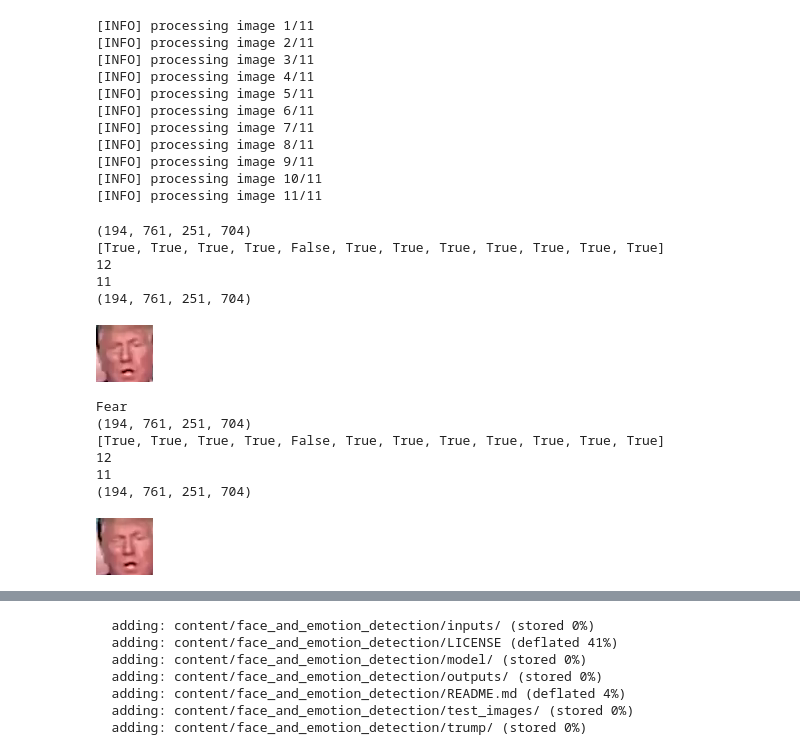
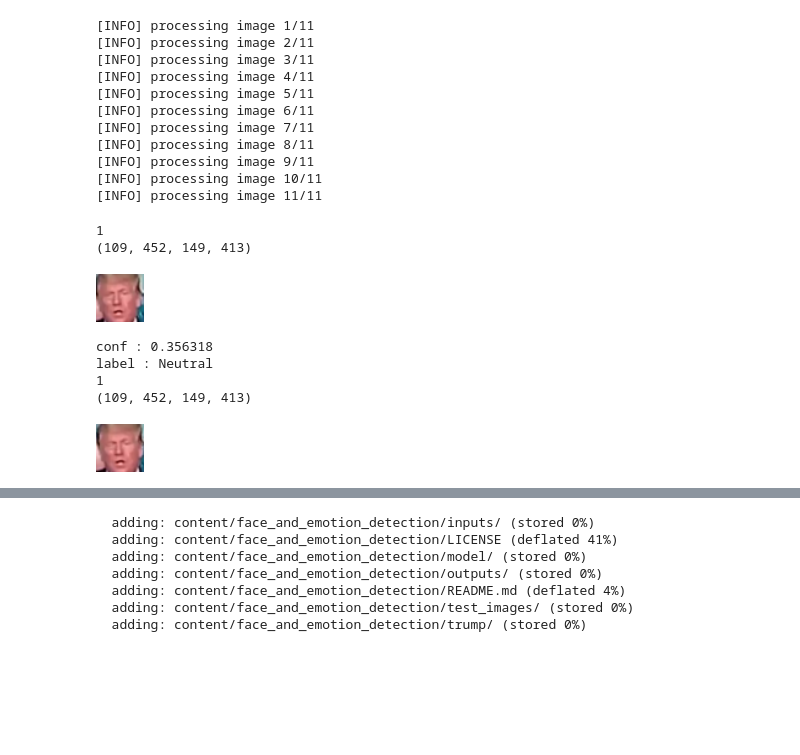
Before and after one commit to KhurramShahzadODM/face_and_emotion_detection, a Jupyter notebook: face_em.ipynb, the cells around one changed output, grey strips where cells are left out. Saved outputs shown, nothing was run; the diff lists cells and outputs as text; code cells hidden in the pictures; blank space fills up the shorter version.

```diff
--- a/face_em.ipynb
+++ b/face_em.ipynb
@@ -102,3 +86,23 @@ for (i, imagePath) in enumerate(imagePaths):
 [INFO] processing image 9/11
 [INFO] processing image 10/11
 [INFO] processing image 11/11
+# %%
+from tensorflow.keras.models import Sequential
+from tensorflow.keras.layers.experimental.preprocessing import Rescaling
+from tensorflow.keras.layers import Conv2D, MaxPool2D, Dense, Dropout, Flatten
+from tensorflow.keras.layers import BatchNormalization
+from tensorflow.keras.losses import categorical_crossentropy
+from tensorflow.keras.optimizers import Adam
+
+emotions = {
+    0: ['Angry', (0,0,255), (255,255,255)],
+    1: ['Disgust', (0,102,0), (255,255,255)],
+    2: ['Fear', (255,255,153), (0,51,51)],
+    3: ['Happy', (153,0,153), (255,255,255)],
+    4: ['Sad', (255,0,0), (255,255,255)],
+    5: ['Surprise', (0,255,0), (255,255,255)],
+    6: ['Neutral', (160,160,160), (255,255,255)]
+}
+num_classes = len(emotions)
+input_shape = (48, 48, 1)
+weights_1 = '/content/face_and_emotion_detection/model/vggnet.h5'
@@ -109,10 +161,11 @@ for (i, imagePath) in enumerate(imagePaths):
 cap = cv2.VideoCapture('/content/face_and_emotion_detection/inputs/trump-1mint.mp4')
 emotion_dict= {'Angry': 0, 'Sad': 5, 'Neutral': 4, 'Disgust': 1, 'Surprise': 6, 'Fear': 2, 'Happy': 3}
 
+
 # Check if camera opened successfully
 if (cap.isOpened()== False):
   print("Error opening video stream or file")
-# img = cv2.imread('/content/face_and_emotion_detection/inputs/473px-Donald_Trump_official_portrait.jpg', cv2.IMREAD_COLOR)
+# img = cv2.imread('/content/face_and_emotion_detection/inputs/trump.jpg', cv2.IMREAD_COLOR)
 
 # cv2_imshow(img)
 # Read until video is completed
@@ -122,63 +175,72 @@ while(cap.isOpened()):
   if ret == True:
     # Display the resulting frame
     # cv2_imshow(frame)
+    # frame = img
+    # frame = cv2.resize(frame, (512,640))
+    frame = imutils.resize(frame, width=750)
 
     faces = face_recognition.face_locations(frame,model="cnn")
-    # print(len(face_locations))
+    print(len(faces))
     # plt.imshow(face_image1)
     trump_face = 0
     for face in faces:
-      print(face)
+      # print(face)
       encoding_2 = face_recognition.face_encodings(frame, [face])
       matches = face_recognition.compare_faces(knownEncodings,encoding)
-      print(matches)
-      print(len(knownEncodings))
-      print(sum(matches))
+      # print(matches)
+      # print(len(knownEncodings))
+      # print(sum(matches))
       if sum(matches) > 0:
         trump_face = face
         break
     print(trump_face)
     if(trump_face != 0):
       top, right, bottom, left = trump_face
       face_image = frame[top:bottom, left:right]
+      face_image = cv2.resize(face_image, (48,48))
       cv2_imshow(face_image)
-      face_image = cv2.resize(face_image, (48,48))
       face_image = cv2.cvtColor(face_image, cv2.COLOR_BGR2GRAY)
       face_image = np.reshape(face_image, [1, face_image.shape[0], face_image.shape[1], 1])
-      model = load_model("/content/face_and_emotion_detection/model/model_v6_23.hdf5")
-      predicted_class = np.argmax(model.predict(face_image))
-      label_map = dict((v,k) for k,v in emotion_dict.items())
-      predicted_label = label_map[predicted_class]
-      print(predicted_label)
+
+      y_1 = model_1.predict(face_image)
+
+      l = np.argmax(y_1, axis=1)
+      print('conf : '+ str(format(y_1[0][l[0]],'f')))
+      print('label : ' + str(emotions[l[0]][0]))
+
+      # model = load_model("/content/face_and_emotion_detection/model/model_v6_23.hdf5")
+      # result = model.predict(face_image)
+      # print(result)
+      # predicted_class = np.argmax(result)
+      # print(predicted_class)
+      # print(format(result[0][predicted_class],'f'))
+      # label_map = dict((v,k) for k,v in emotion_dict.items())
+      # predicted_label = label_map[predicted_class]
+      # print(predicted_label)
 
 
       # results = face_recognition.compare_faces(knownEncodings, encoding_2,tolerance=0.5)
       # print(results)
       # if(results[0]):
       #   print('trump is in the frame')
     if cv2.waitKey(25) & 0xFF == ord('q'):
       break
 
   # Break the loop
   else:
     break
 
 # When everything done, release the video capture object
 cap.release()
 
 # Closes all the frames
 cv2.destroyAllWindows()
 # %% [output]
-(194, 761, 251, 704)
-[True, True, True, True, False, True, True, True, True, True, True, True]
-12
-11
-(194, 761, 251, 704)
+1
+(109, 452, 149, 413)
-[figure, old version]
+[figure, new version]
-Fear
-(194, 761, 251, 704)
-[True, True, True, True, False, True, True, True, True, True, True, True]
-12
-11
-(194, 761, 251, 704)
+conf : 0.356318
+label : Neutral
+1
+(109, 452, 149, 413)
-[figure, old version]
+[figure, new version]
```
Also changed, not shown: parts of 5 cells of this notebook, 1 other file.
